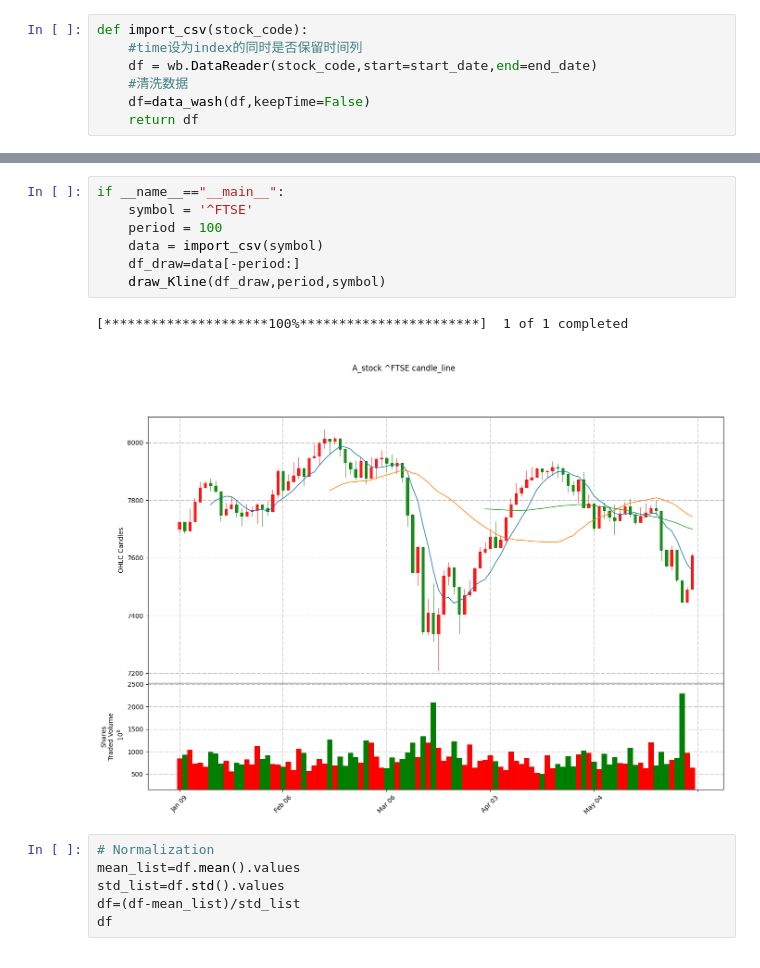
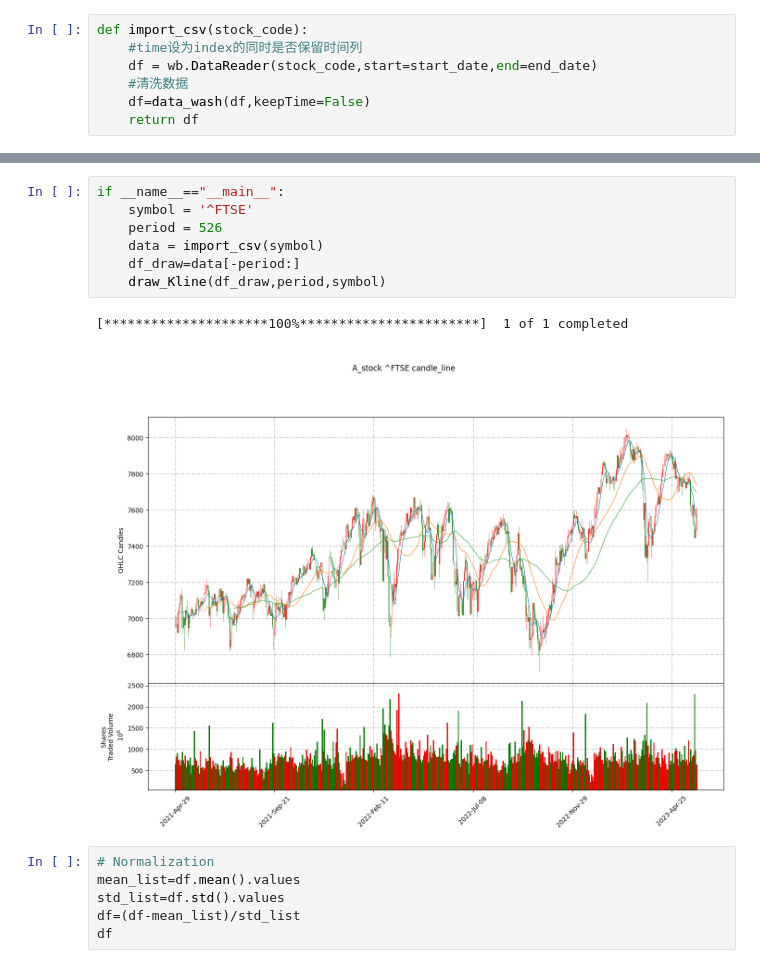
Before and after one commit to LvJiaaaaY/Stock-Prediction-Project, a Jupyter notebook: Transformer.ipynb, the cells around one changed output, grey strips where cells are left out. Saved outputs shown, nothing was run; the diff lists cells and outputs as text.

```diff
--- a/Transformer.ipynb
+++ b/Transformer.ipynb
@@ -153,13 +160,13 @@ df=wb.DataReader(stock_code,start=start_date,end=end_date)
 # %%
 if __name__=="__main__":
     symbol = '^FTSE'
-    period = 100
+    period = 526
     data = import_csv(symbol)
     df_draw=data[-period:]
     draw_Kline(df_draw,period,symbol)
 # %% [output]
 [*********************100%***********************]  1 of 1 completed
-[figure, old version]
+[figure, new version]
 # %%
 # Normalization
 mean_list=df.mean().values
```
Also changed, not shown: parts of 6 cells of this notebook.
